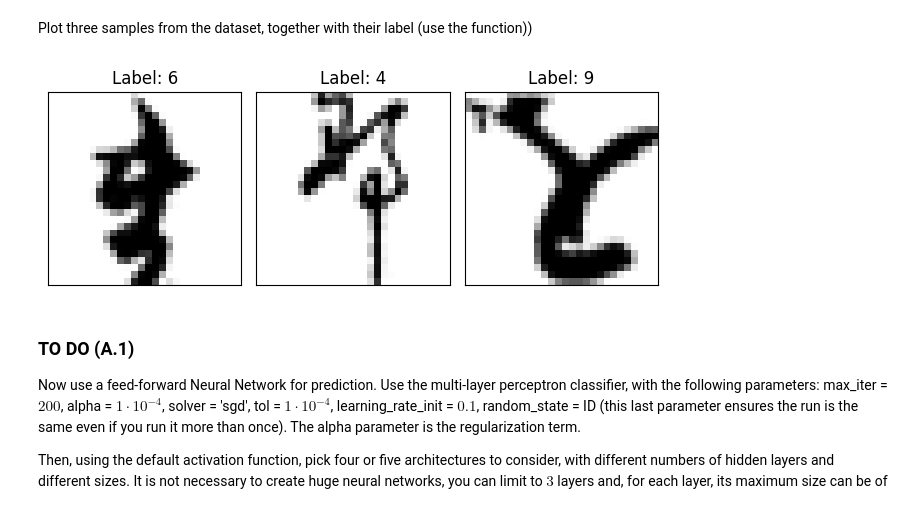
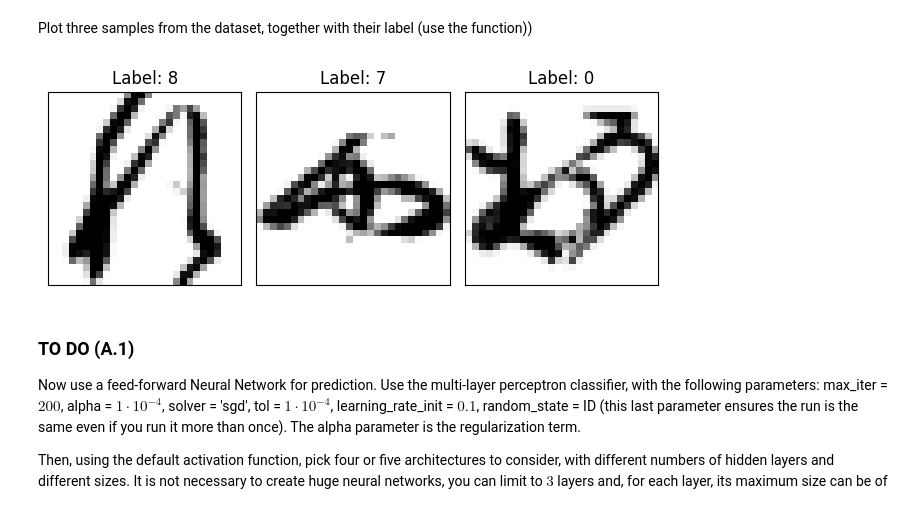
Before and after one commit to r15i/lab-machine-learning, a Jupyter notebook: lab4(consegna)/assignment_lab04.ipynb, the cells around one changed output. Drawn from its saved outputs; the diff is of its cells as text; code cells hidden in the pictures.

```diff
--- a/lab4(consegna)/assignment_lab04.ipynb
+++ b/lab4(consegna)/assignment_lab04.ipynb
@@ -245,10 +245,9 @@ Number of unique labels in the test set: 10 with frequency: [396 426 403 395 399
 Plot three samples from the dataset, together with their label (use the function))
 # %%
 # Suggestions: use the plot_input function
-
-plot_input(x_train, y_train, [0,1,2])
+plot_input(x, y, [0,1,2])
 # %% [output]
-[figure, old version]
+[figure, new version]
 # %% [markdown]
 ### TO DO (A.1)
 
```
Also changed, not shown: parts of 2 cells of this notebook, 1 other file.
